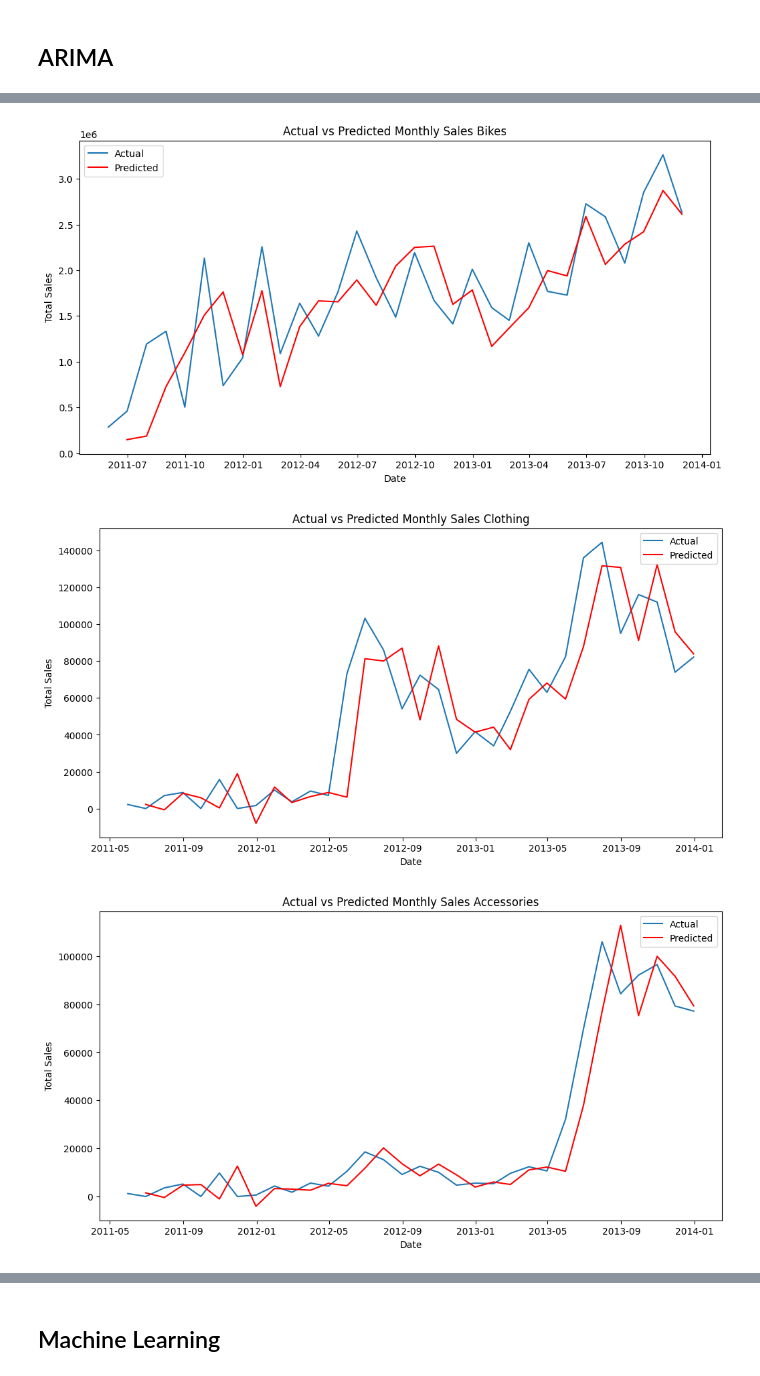
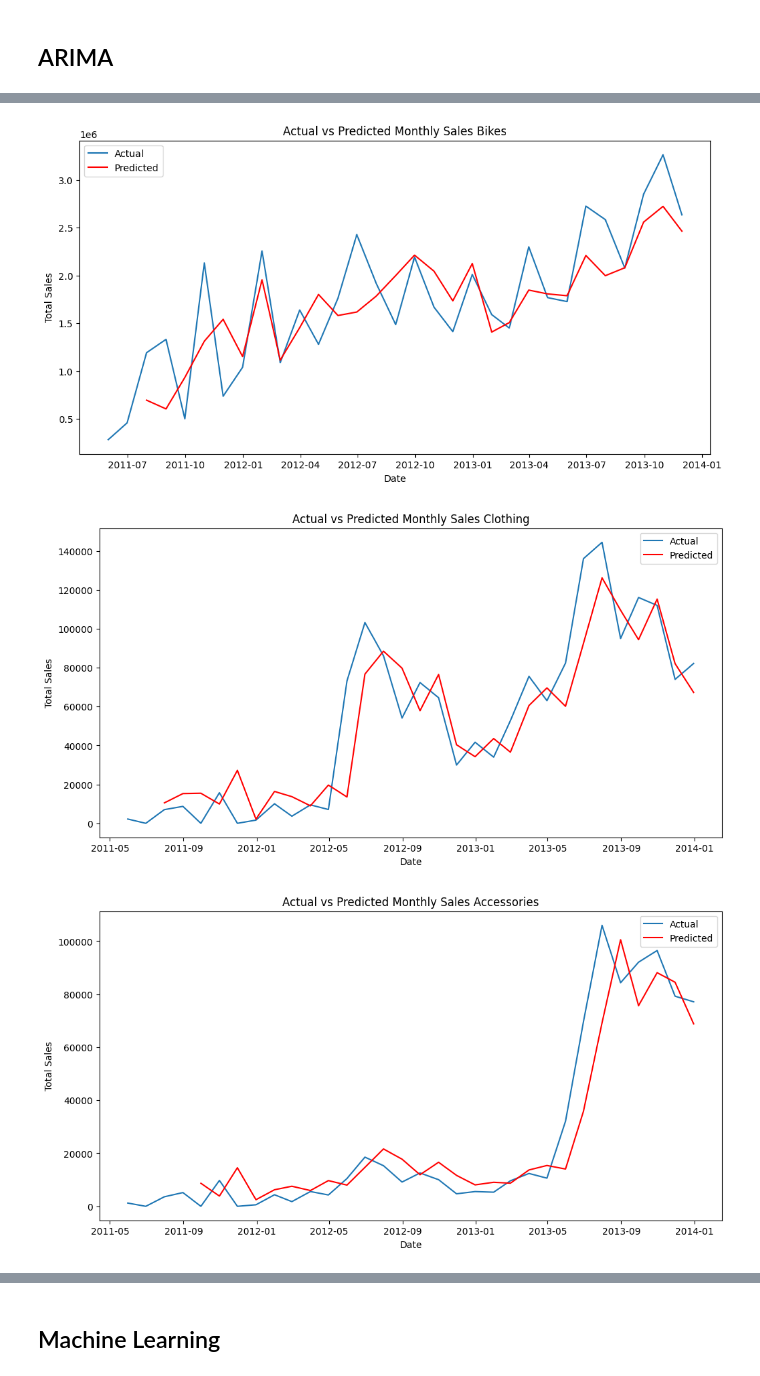
Before and after one commit to ga1nang/curent_topic, a Jupyter notebook: arima_category.ipynb, the cells around one changed output, grey strips where cells are left out. Drawn from its saved outputs; the diff is of its cells as text; code cells hidden in the pictures.

```diff
--- a/arima_category.ipynb
+++ b/arima_category.ipynb
@@ -124,7 +124,7 @@ n_categories = len(categories)  # Total number of categories
 
 plt.figure(figsize=(12, 6 * n_categories))  # Adjust figure size dynamically based on the number of categories
 
-for i, (category, monthly_sales) in enumerate(train_data.items(), 1):
+for i, (category, monthly_sales) in enumerate(combined_data.items(), 1):
     plt.subplot(n_categories, 1, i)
     plt.plot(monthly_sales, marker='o', linestyle='-')
     plt.title(f"Monthly Total Sales for category: {category}")
@@ -252,7 +251,7 @@ n_categories = len(categories)  # Total number of categories
 
 plt.figure(figsize=(12, 6 * n_categories))  # Adjust figure size dynamically based on the number of categories
 
-for i, (category, monthly_sales) in enumerate(train_data.items(), 1):
+for i, (category, monthly_sales) in enumerate(stationary_train_data.items(), 1):
     plt.subplot(n_categories, 1, i)
     plt.plot(monthly_sales, marker='o', linestyle='-')
     plt.title(f"Monthly Total Sales for category: {category}")
@@ -272,7 +271,7 @@ plt.show()
 max_lags = 13
 
 # Loop through each category and plot ACF and PACF
-for category, monthly_sales in train_data.items():
+for category, monthly_sales in stationary_train_data.items():
     plt.figure(figsize=(12, 6))
 
     # Plot ACF
@@ -295,10 +294,17 @@ plt.show()
 # %%
+# model_categories = {}
+
+# model_categories[categories[0]] = ARIMA(train_data[categories[0]], order=(2, 0, 3))
+# model_categories[categories[1]] = ARIMA(train_data[categories[1]], order=(10, 0, 1))
+# model_categories[categories[2]] = ARIMA(train_data[categories[2]], order=(2, 0, 1))
+# model_categories[categories[3]] = ARIMA(train_data[categories[3]], order=(1, 0, 1))
+
 model_categories = {}
 
-model_categories[categories[0]] = ARIMA(train_data[categories[0]], order=(3, 1, 3))
-model_categories[categories[1]] = ARIMA(train_data[categories[1]], order=(1, 1, 2))
-model_categories[categories[2]] = ARIMA(train_data[categories[2]], order=(1, 1, 2))
-model_categories[categories[3]] = ARIMA(train_data[categories[3]], order=(1, 1, 1))
+model_categories[categories[0]] = ARIMA(train_data[categories[0]], order=(10, 0, 10))
+model_categories[categories[1]] = ARIMA(train_data[categories[1]], order=(10, 0, 10))
+model_categories[categories[2]] = ARIMA(train_data[categories[2]], order=(10, 0, 10))
+model_categories[categories[3]] = ARIMA(train_data[categories[3]], order=(10, 0, 10))
 # %%
 model_fit_categories = {}
 
@@ -339,18 +345,18 @@ for (category, model) in model_fit_categories.items():
 # %%
 for (category, model) in model_fit_categories.items():
     # In-sample prediction
-    predictions = model.predict(start=train_data[category].index[1], end=train_data[category].index[-1], typ='levels')
+    predictions = model.predict(start=stationary_train_data[category].index[1], end=stationary_train_data[category].index[-1], typ='levels')
 
     # Plot actual vs predicted
     plt.figure(figsize=(12, 6))
     plt.plot(train_data[category], label='Actual')
     plt.plot(predictions, color='red', label='Predicted')
     plt.title('Actual vs Predicted Monthly Sales ' + category)
     plt.xlabel('Date')
     plt.ylabel('Total Sales')
     plt.legend()
     plt.show()
 # %% [output]
-[figure, old version]
+[figure, new version]
-[figure, old version]
+[figure, new version]
-[figure, old version]
+[figure, new version]
```
Also changed, not shown: parts of 26 cells of this notebook, 21 other files.
